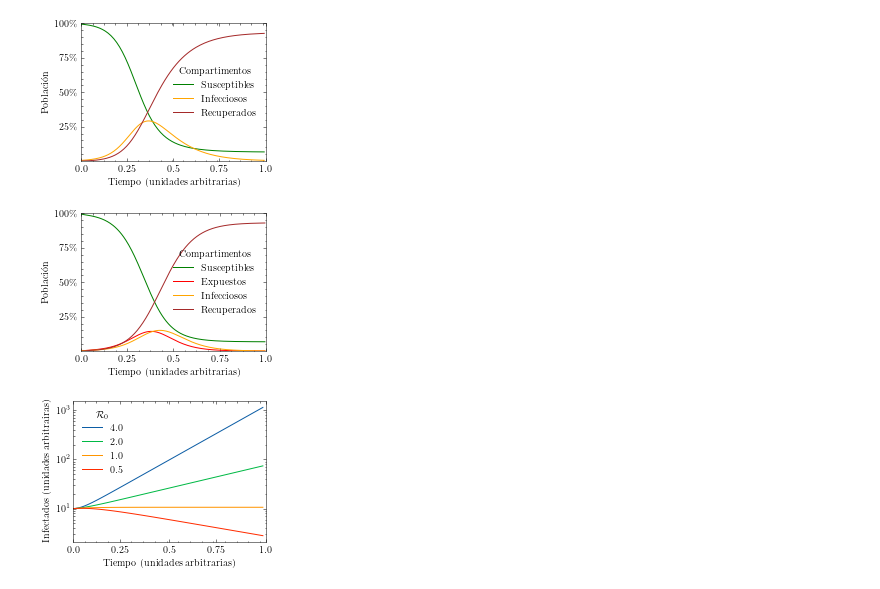
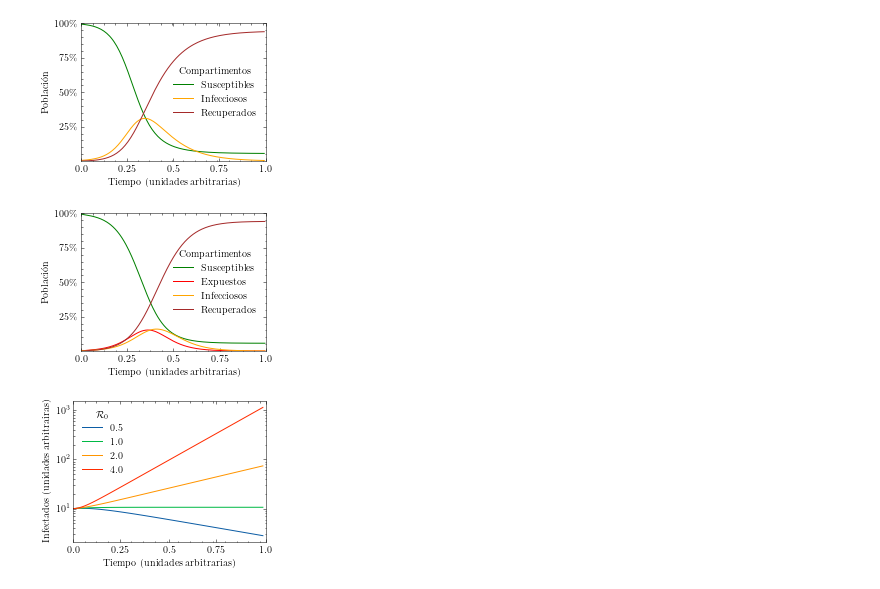
Before and after one commit to QuanticPony/Analysis-of-effectiveness-of-lockdown-policies-for-desease-containment, a Jupyter notebook: sir-seir.ipynb, the cells around one changed output. Drawn from its saved outputs; the diff is of its cells as text; code cells hidden in the pictures.

```diff
--- a/sir-seir.ipynb
+++ b/sir-seir.ipynb
@@ -12,7 +12,7 @@ N = 200
 I[0] = i_initial
 S[0] = N-i_initial
 
-betta = 0.20
+betta = 0.21
 mu = 0.07
 
 def variations(S, I, R, betta, mu):
@@ -42,7 +42,7 @@ with plt.style.context('science'):
     plt.show()
     fig.savefig("images/SIR_model.pdf")
 # %% [output]
-[figure, old version]
+[figure, new version]
 # %%
 I = np.zeros(260)
 E = np.zeros(260)
@@ -55,7 +55,7 @@ N = 200
 I[0] = i_initial
 S[0] = N-i_initial
 
-betta = 0.20
+betta = 0.21
 mu = 0.07
 eta = 0.08
 
@@ -88,7 +88,7 @@ with plt.style.context('science'):
     plt.show()
     fig.savefig("images/SEIR_model.pdf")
 # %% [output]
-[figure, old version]
+[figure, new version]
 # %%
 I = np.zeros(70)
 E = np.zeros(70)
@@ -111,32 +111,32 @@ def variations(E, I, r_0, betta, mu, eta):
 
 with plt.style.context('science'):
     fig, ax = plt.subplots()
 
-    for r_o in R_0:
+    for r_o in reversed(R_0):
         for t in range(len(I)-1):
             c1, c2 = variations(E[t], I[t], r_o, betta, mu, eta)
 
             E[t+1] = E[t] + c1
             I[t+1] = I[t] + c2
 
 
 
         # plt.plot(S, label='Susceptibles', color='green')
         # plt.plot(E, label='Expuestos', color='red')
         ax.plot(I, label=f"{r_o:.1f}")#, color='orange')
         # plt.plot(R, label='Recuperados', color='brown')
 
     ax.set_xlabel("Tiempo (unidades arbitrarias)")
     ax.set_xticks(ticks= np.linspace(0, len(I), 5, dtype=int), labels=list(map(str, np.linspace(0, 1, 5))))
     ax.set_ylabel("Infectados (unidades arbitrairas)")
     # ax.set_xticks(ticks=np.linspace(), labels=list(map(str, np.linspace(0, 1, 5))))
     ax.legend(title=r'$\mathcal{R}_0$')
     ax.axes.yaxis.set_ticklabels([])
     ax.set_xlim(0, len(I))
     ax.set_yscale('log')
     # ax.set_ylim(0, N)
     plt.tight_layout()
     plt.show()
     fig.savefig("images/r0_example.pdf")
 # %% [output]
-[figure, old version]
+[figure, new version]
```
Also changed, not shown: parts of 4 cells of this notebook, 52 other files.
